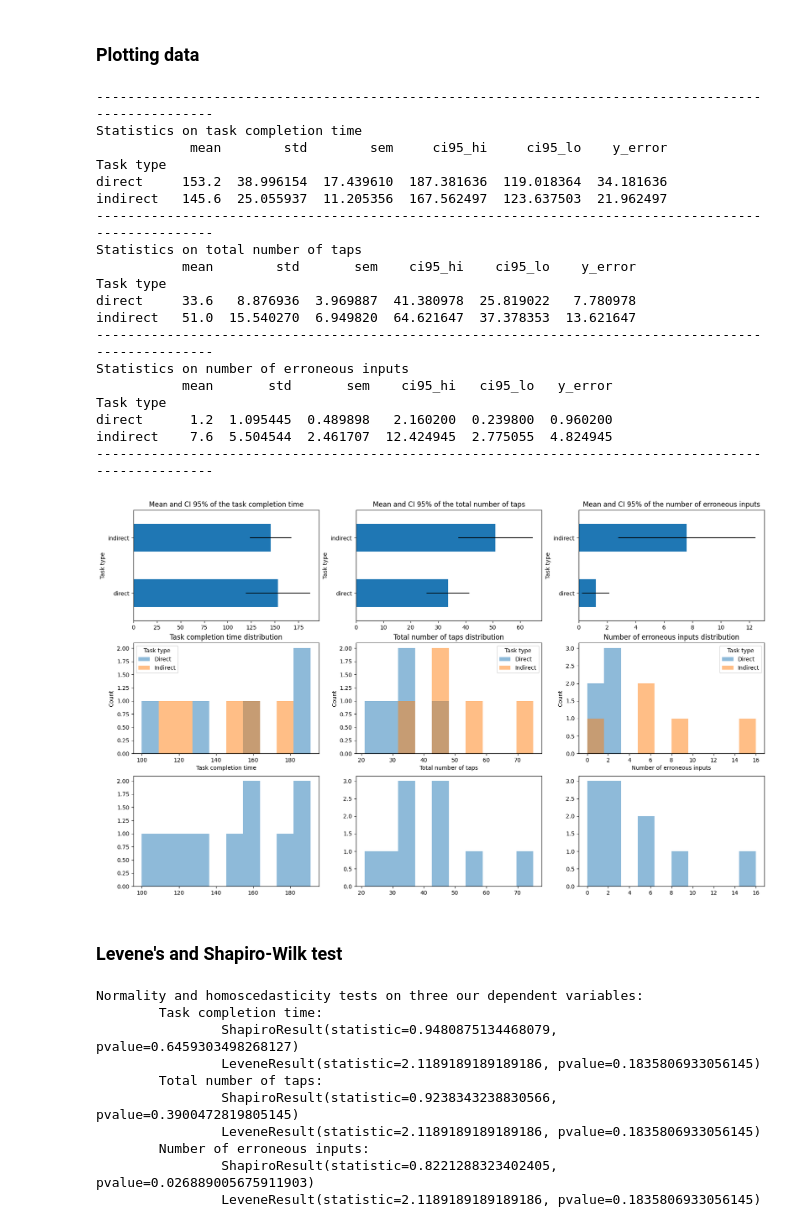
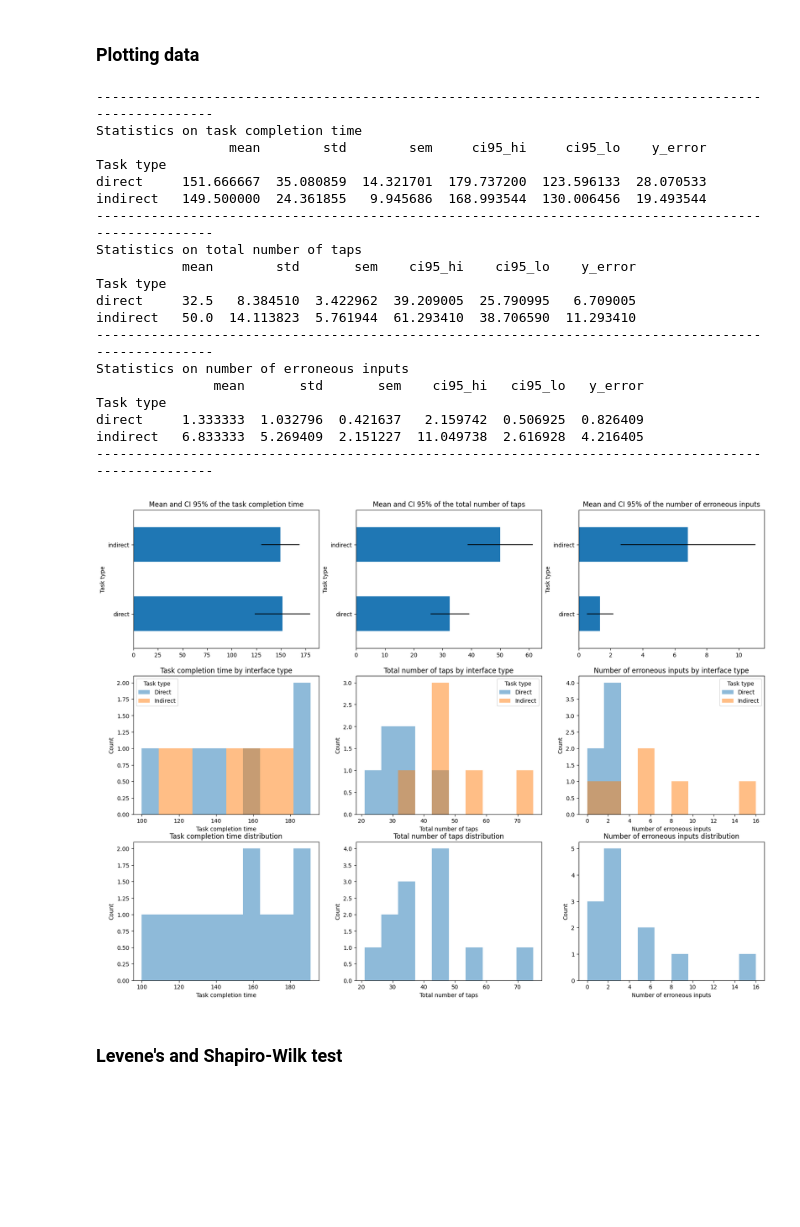
Before and after one commit to AlexLike/FlexStudio, a Jupyter notebook: study/statistical_analysis.ipynb, the cells around one changed output. Saved outputs shown, nothing was run; the diff lists cells and outputs as text; code cells hidden in the pictures; blank space fills up the shorter version.

```diff
--- a/study/statistical_analysis.ipynb
+++ b/study/statistical_analysis.ipynb
@@ -100,8 +100,10 @@ plt.show()
 # %% [markdown]
 ### Plotting data
 # %%
-fig, axs = plt.subplots(3,3)
-fig.set_size_inches(20,12)
+fig, axs = plt.subplots(3,len(variables))
+width = 20
+height = 15
+fig.set_size_inches(width,height)
 print('-'*100)
 for i in range(len(variables)):
     hist_min = data[variables[i]].min()
@@ -110,69 +112,45 @@ for i in range(len(variables)):
     variable_stats['ci95_hi'] = variable_stats['mean'] + 1.96* variable_stats['sem']
     variable_stats['ci95_lo'] = variable_stats['mean'] - 1.96* variable_stats['sem']
     variable_stats['y_error'] = (variable_stats['ci95_hi'] - variable_stats['ci95_lo'])/2
     print("Statistics on "+ variables[i].lower())
     print(variable_stats)
     print('-'*100)
 
     variable_stats.plot(kind='barh',y = 'mean', legend= False, title="Mean and CI 95% of the "+variables[i].lower(),xerr="y_error", ax=axs[0,i])
 
     axs[1,i].hist(data.loc[data['Task type'] == 'direct', variables[i]], alpha=0.5, label='Direct',range=(hist_min,hist_max))
     axs[1,i].hist(data.loc[data['Task type'] == 'indirect', variables[i]], alpha=0.5, label='Indirect',range=(hist_min,hist_max))
     axs[1,i].set_title(variables[i]+' by interface type')
     axs[1,i].set_xlabel(variables[i])
     axs[1,i].set_ylabel('Count')
     axs[1,i].legend(title='Task type')
-    axs[2,i].hist(data[variables[i]], alpha=0.5,range=(hist_min,hist_max))
-    axs[1,i].set_title(variables[i]+' distribution')
-    axs[1,i].set_xlabel(variables[i])
-    axs[1,i].set_ylabel('Count')
+    axs[2,i].hist(data[variables[i]], alpha=0.5, range=(hist_min,hist_max))
+    axs[2,i].set_title(variables[i]+' distribution')
+    axs[2,i].set_xlabel(variables[i])
+    axs[2,i].set_ylabel('Count')
 
 #display plot
 plt.show()
 # %% [output]
 ----------------------------------------------------------------------------------------------------
 Statistics on task completion time
-            mean        std        sem     ci95_hi     ci95_lo    y_error
+                 mean        std        sem     ci95_hi     ci95_lo    y_error
 Task type
-direct     153.2  38.996154  17.439610  187.381636  119.018364  34.181636
-indirect   145.6  25.055937  11.205356  167.562497  123.637503  21.962497
+direct     151.666667  35.080859  14.321701  179.737200  123.596133  28.070533
+indirect   149.500000  24.361855   9.945686  168.993544  130.006456  19.493544
 ----------------------------------------------------------------------------------------------------
 Statistics on total number of taps
            mean        std       sem    ci95_hi    ci95_lo    y_error
 Task type
-direct     33.6   8.876936  3.969887  41.380978  25.819022   7.780978
-indirect   51.0  15.540270  6.949820  64.621647  37.378353  13.621647
+direct     32.5   8.384510  3.422962  39.209005  25.790995   6.709005
+indirect   50.0  14.113823  5.761944  61.293410  38.706590  11.293410
 ----------------------------------------------------------------------------------------------------
 Statistics on number of erroneous inputs
-           mean       std       sem    ci95_hi   ci95_lo   y_error
+               mean       std       sem    ci95_hi   ci95_lo   y_error
 Task type
-direct      1.2  1.095445  0.489898   2.160200  0.239800  0.960200
-indirect    7.6  5.504544  2.461707  12.424945  2.775055  4.824945
+direct     1.333333  1.032796  0.421637   2.159742  0.506925  0.826409
+indirect   6.833333  5.269409  2.151227  11.049738  2.616928  4.216405
 ----------------------------------------------------------------------------------------------------
-[figure, old version]
+[figure, new version]
 # %% [markdown]
 ### Levene's and Shapiro-Wilk test
-# %%
-print("Normality and homoscedasticity tests on three our dependent variables:")
-shapiro_tests = []
-levene_tests = []
-for x in variables:
-    shapiro_tests.append(stats.shapiro(data[x]))
-    levene_tests.append(stats.levene(data.loc[data['Task type'] == 'direct', variables[i]],data.loc[data['Task type'] == 'indirect', variables[i]]))
-for i, x in enumerate(variables):
-    print("\t"+x, end=': \n')
-    print("\t\t", end="")
-    print(shapiro_tests[i])
-    print("\t\t", end="")
-    print(levene_tests[i])
-# %% [output]
-Normality and homoscedasticity tests on three our dependent variables:
-        Task completion time:
-                ShapiroResult(statistic=0.9480875134468079, pvalue=0.6459303498268127)
-                LeveneResult(statistic=2.1189189189189186, pvalue=0.1835806933056145)
-        Total number of taps:
-                ShapiroResult(statistic=0.9238343238830566, pvalue=0.3900472819805145)
-                LeveneResult(statistic=2.1189189189189186, pvalue=0.1835806933056145)
-        Number of erroneous inputs:
-                ShapiroResult(statistic=0.8221288323402405, pvalue=0.026889005675911903)
-                LeveneResult(statistic=2.1189189189189186, pvalue=0.1835806933056145)
```
Also changed, not shown: parts of 2 cells of this notebook, 1 other file.
